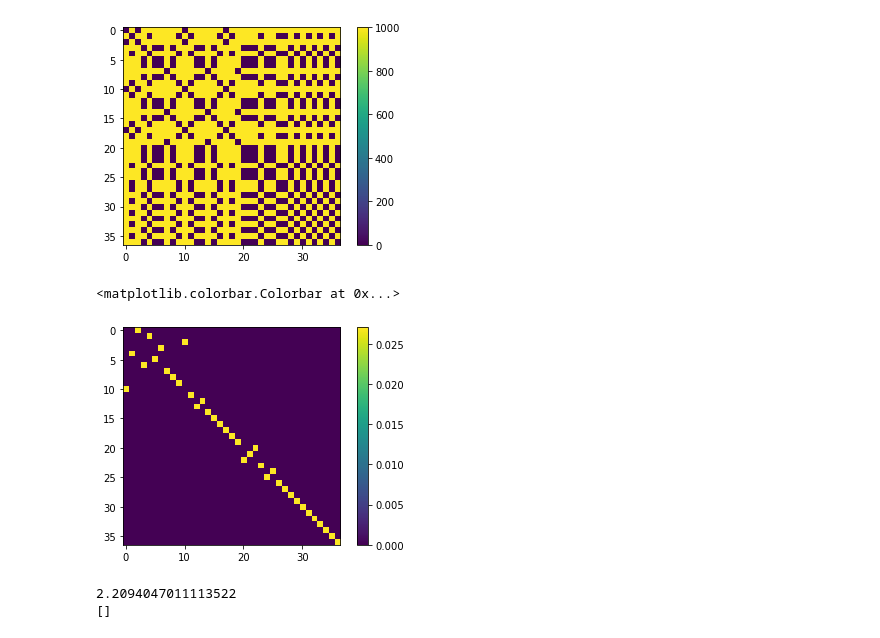
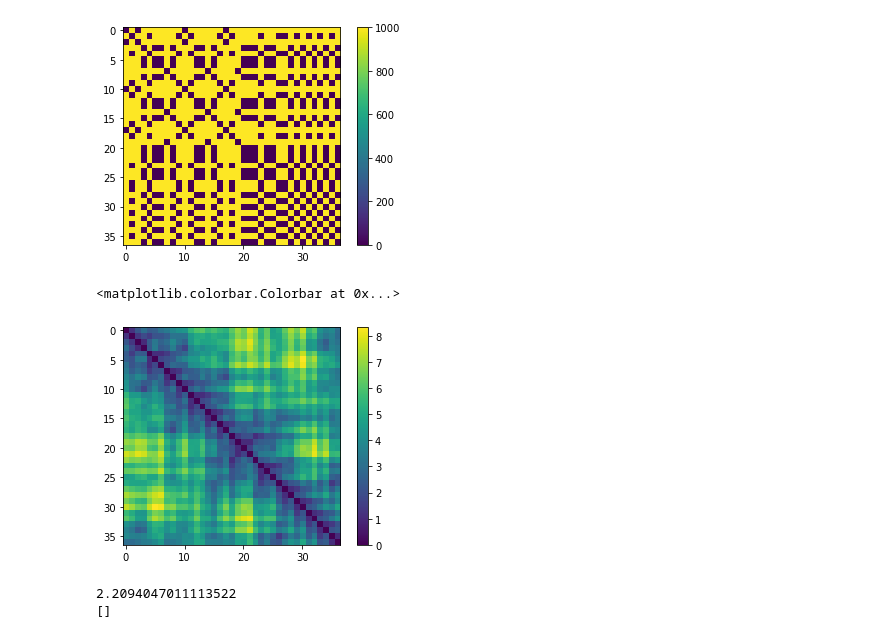
Before and after one commit to weixiaoqimath/otmol, a Jupyter notebook: otmol_arbalignData.ipynb, the cells around one changed output. Saved outputs shown, nothing was run; the diff lists cells and outputs as text; code cells hidden in the pictures.

```diff
--- a/otmol_arbalignData.ipynb
+++ b/otmol_arbalignData.ipynb
@@ -265,16 +267,16 @@ plt.colorbar()
 # %%
 
 # %%
 # Fused Gromov-Wasserstein
 DD_A = distance_matrix(X_A, X_A)
 DD_B = distance_matrix(X_B, X_B)
 P = otm.tl.molecule_optimal_transport(C, D_A+5*DD_A, D_B+5*DD_B, method='fgw', alpha=0.9)
 plt.show()
-plt.imshow(P)
+plt.imshow(DD_A)
 plt.colorbar()
 # %% [output]
 <matplotlib.colorbar.Colorbar at 0x...>
-[figure, old version]
+[figure, new version]
 # %%
 X_B_aligned = otm.tl.molecule_alignment_allow_reflection(X_A, X_B, P)
 print(RMSD(X_A, X_B_aligned[np.argmax(P, axis=1)]))
```
Also changed, not shown: parts of 3 cells of this notebook.
